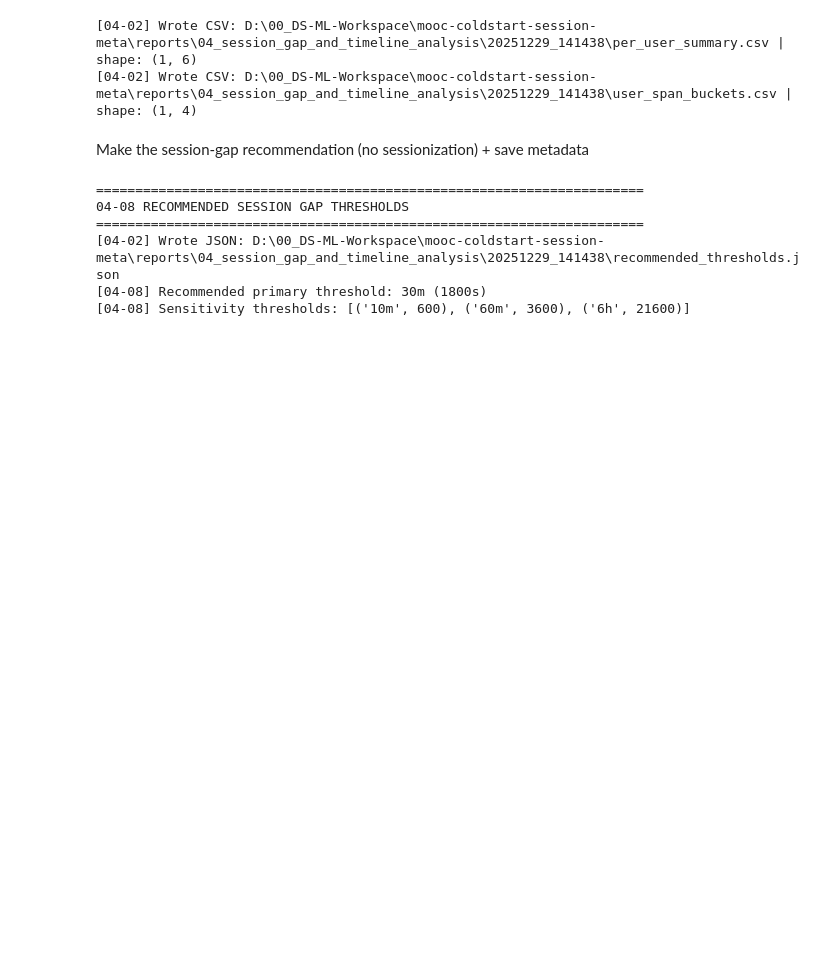
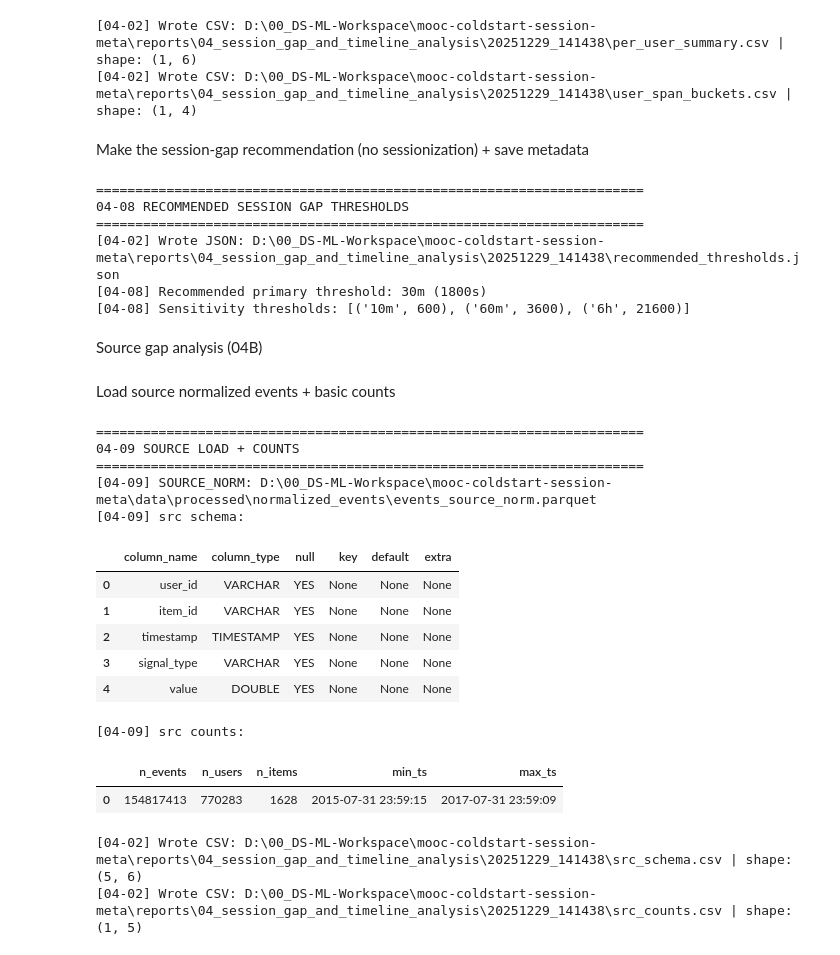
Before and after one commit to jamalla/mooc-coldstart-session-meta, a Jupyter notebook: notebooks/04_session_gap_and_timeline_analysis.ipynb, the cells around one changed output. Cells and saved outputs as stored; diff of their text form; code cells hidden in the pictures; blank space fills up the shorter version.

Commit message:
Implement feature X to enhance user experience and optimize performance

```diff
--- a/notebooks/04_session_gap_and_timeline_analysis.ipynb
+++ b/notebooks/04_session_gap_and_timeline_analysis.ipynb
@@ -503,3 +503,56 @@ print("[04-08] Sensitivity thresholds:", list(zip(recommended["sensitivity_thres
 [04-02] Wrote JSON: D:\00_DS-ML-Workspace\mooc-coldstart-session-meta\reports\04_session_gap_and_timeline_analysis\20251229_141438\recommended_thresholds.json
 [04-08] Recommended primary threshold: 30m (1800s)
 [04-08] Sensitivity thresholds: [('10m', 600), ('60m', 3600), ('6h', 21600)]
+# %% [markdown]
+Source gap analysis (04B)
+# %% [markdown]
+Load source normalized events + basic counts
+# %%
+# [CELL 04-09] Load SOURCE normalized events (deduped) from Notebook 03
+
+print("\n" + "="*70)
+print("04-09 SOURCE LOAD + COUNTS")
+print("="*70)
+
+SOURCE_NORM = PROCESSED_DIR / "normalized_events" / "events_source_norm.parquet"
+print("[04-09] SOURCE_NORM:", SOURCE_NORM)
+assert SOURCE_NORM.exists(), f"Missing: {SOURCE_NORM}"
+
+con.execute(f"CREATE OR REPLACE VIEW src AS SELECT * FROM read_parquet('{str(SOURCE_NORM)}');")
+
+src_schema = con.execute("DESCRIBE SELECT * FROM src;").df()
+print("[04-09] src schema:")
+display(src_schema)
+
+src_counts = con.execute("""
+SELECT
+  COUNT(*) AS n_events,
+  COUNT(DISTINCT user_id) AS n_users,
+  COUNT(DISTINCT item_id) AS n_items,
+  MIN(timestamp) AS min_ts,
+  MAX(timestamp) AS max_ts
+FROM src;
+""").df()
+
+print("[04-09] src counts:")
+display(src_counts)
+
+save_df_csv(RUN_REPORT_DIR / "src_schema.csv", src_schema)
+save_df_csv(RUN_REPORT_DIR / "src_counts.csv", src_counts)
+# %% [output]
+======================================================================
+04-09 SOURCE LOAD + COUNTS
+======================================================================
+[04-09] SOURCE_NORM: D:\00_DS-ML-Workspace\mooc-coldstart-session-meta\data\processed\normalized_events\events_source_norm.parquet
+[04-09] src schema:
+|  | column_name | column_type | null | key | default | extra |
+| 0 | user_id | VARCHAR | YES | None | None | None |
+| 1 | item_id | VARCHAR | YES | None | None | None |
+| 2 | timestamp | TIMESTAMP | YES | None | None | None |
+| 3 | signal_type | VARCHAR | YES | None | None | None |
+| 4 | value | DOUBLE | YES | None | None | None |
+[04-09] src counts:
+|  | n_events | n_users | n_items | min_ts | max_ts |
+| 0 | 154817413 | 770283 | 1628 | 2015-07-31 23:59:15 | 2017-07-31 23:59:09 |
+[04-02] Wrote CSV: D:\00_DS-ML-Workspace\mooc-coldstart-session-meta\reports\04_session_gap_and_timeline_analysis\20251229_141438\src_schema.csv | shape: (5, 6)
+[04-02] Wrote CSV: D:\00_DS-ML-Workspace\mooc-coldstart-session-meta\reports\04_session_gap_and_timeline_analysis\20251229_141438\src_counts.csv | shape: (1, 5)
```
Also changed, not shown: parts of 7 cells of this notebook.
